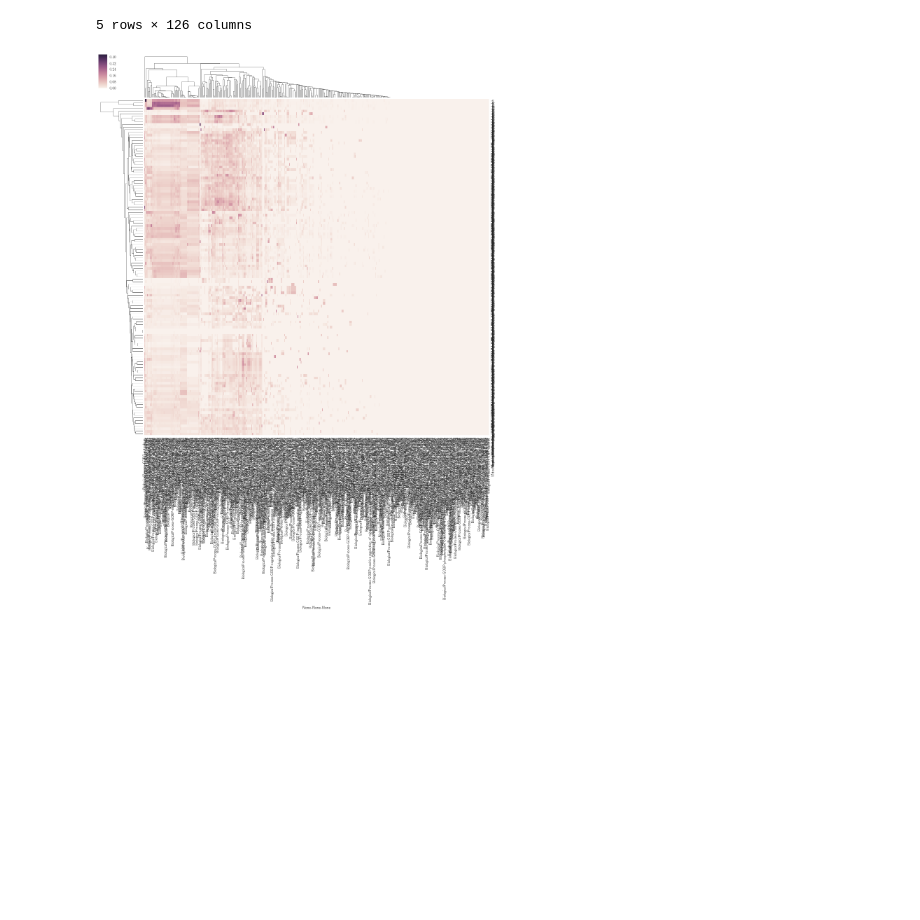
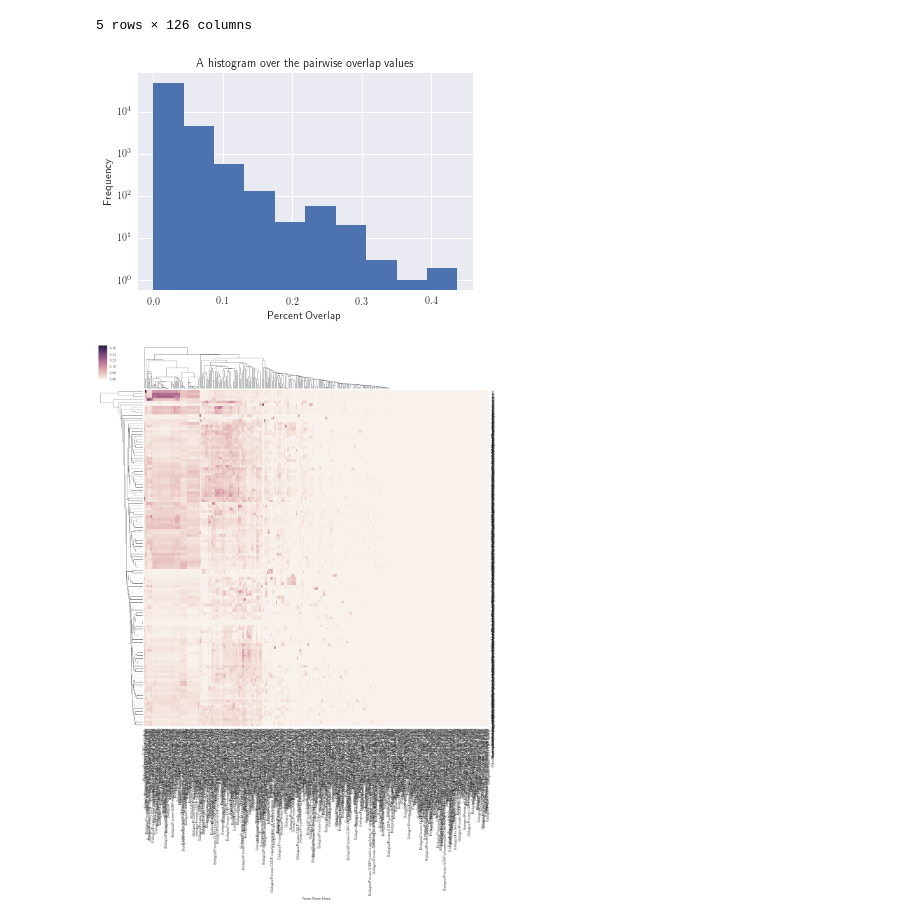
Before and after one commit to pybel/pybel-notebooks, a Jupyter notebook: Candidate Mechanism Generation.ipynb, the cells around one changed output. Cells and saved outputs as stored; diff of their text form; code cells hidden in the pictures; blank space fills up the shorter version.

Commit message:
Added histogram

```diff
--- a/Candidate Mechanism Generation.ipynb
+++ b/Candidate Mechanism Generation.ipynb
@@ -111,6 +111,14 @@ df.head()
 |  |  | CD8-positive, alpha-beta T cell a... | 0.00000 | 0.000000 | 0.000000 | 0.000000 | ... |
 |  |  | DNA biosynthetic process | 0.02381 | 0.080357 | 0.028777 | 0.045685 | ... |
 5 rows × 126 columns
+# %%
+plt.title('A histogram over the pairwise overlap values')
+plt.xlabel('Percent Overlap')
+plt.ylabel('Frequency')
+plt.hist(df.as_matrix().ravel(), log=True)
+plt.show()
+# %% [output]
+[figure, added]
 # %%
 df.to_csv(os.path.expanduser('~/Desktop/subgraph_comparison.csv'))
 # %%
```
